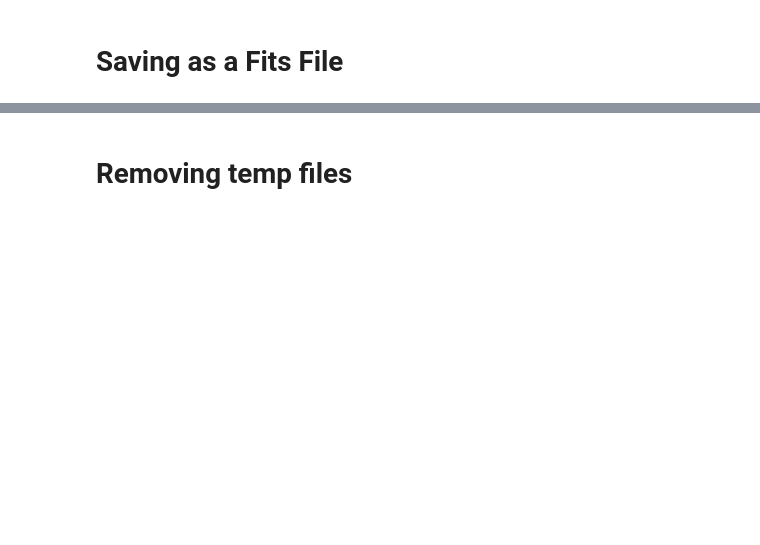
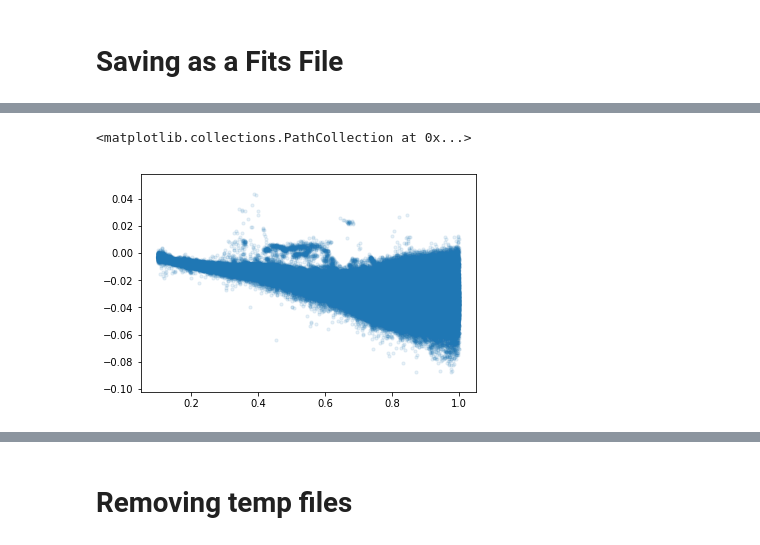
Before and after one commit to estevesjh/bmaCOSMOS, a Jupyter notebook: notebooks/Run BMA on Background Galaxies.ipynb, the cells around one changed output, grey strips where cells are left out. Drawn from its saved outputs; the diff is of its cells as text; code cells hidden in the pictures; blank space fills up the shorter version.

```diff
--- a/notebooks/Run BMA on Background Galaxies.ipynb
+++ b/notebooks/Run BMA on Background Galaxies.ipynb
@@ -267,0 +313,5 @@ bma_data = join(out_data,data,keys=['mid'])
+# %%
+plt.scatter(bma_data['z_true'],1-(bma_data['rabs']/bma_data['Mr']),alpha=0.1,s=10)
+# %% [output]
+<matplotlib.collections.PathCollection at 0x...>
+[figure, added]
```
Also changed, not shown: parts of 12 cells of this notebook.
